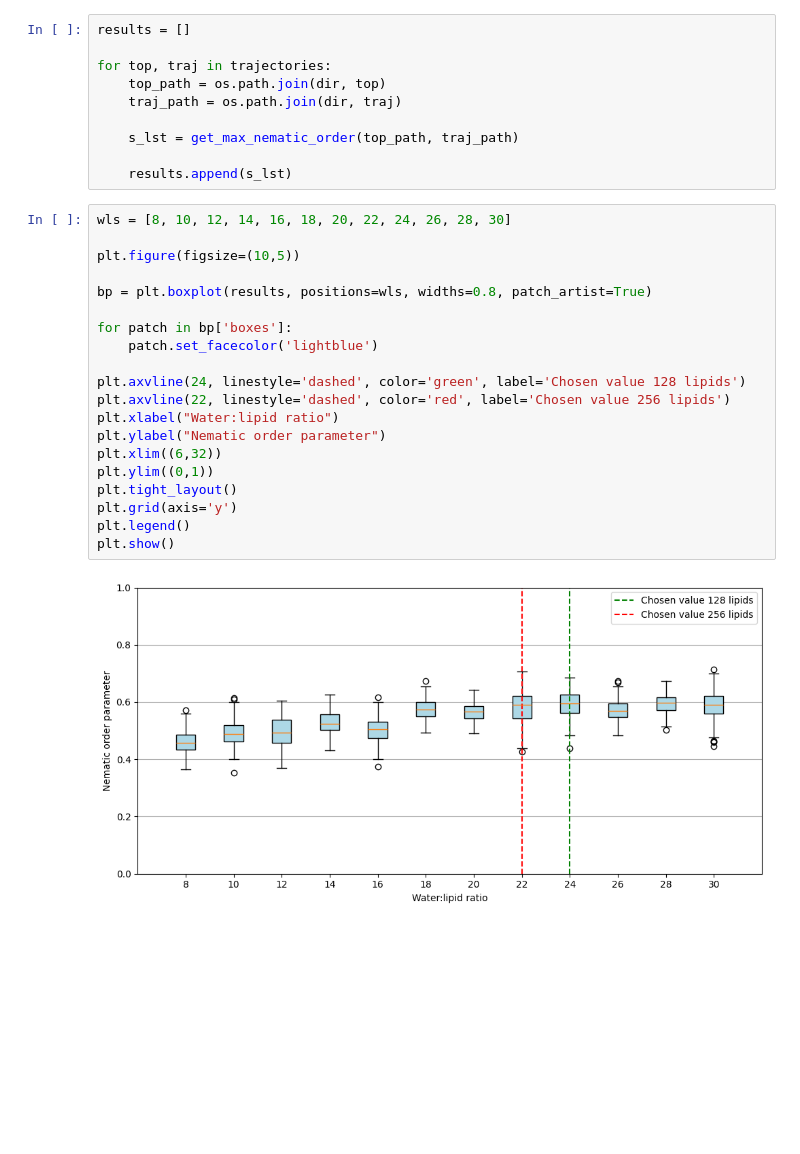
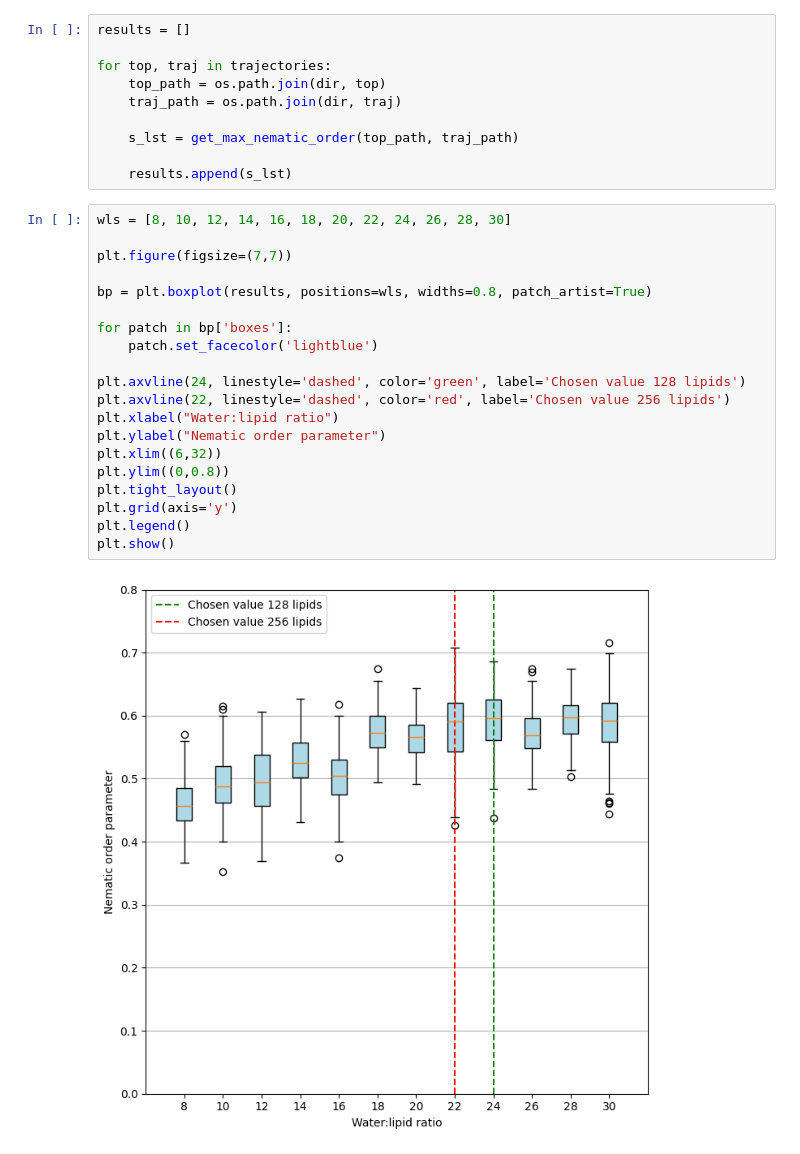
Before and after one commit to G-Scherer/dpd_simulation, a Jupyter notebook: lipid_self_assembly/water_per_lipid_opt/w_per_l_ana.ipynb, the cells around one changed output. Saved outputs shown, nothing was run; the diff lists cells and outputs as text; blank space fills up the shorter version.

```diff
--- a/lipid_self_assembly/water_per_lipid_opt/w_per_l_ana.ipynb
+++ b/lipid_self_assembly/water_per_lipid_opt/w_per_l_ana.ipynb
@@ -68,22 +68,22 @@ for top, traj in trajectories:
 # %%
 wls = [8, 10, 12, 14, 16, 18, 20, 22, 24, 26, 28, 30]
 
-plt.figure(figsize=(10,5))
+plt.figure(figsize=(7,7))
 
 bp = plt.boxplot(results, positions=wls, widths=0.8, patch_artist=True)
 
 for patch in bp['boxes']:
     patch.set_facecolor('lightblue')
 
 plt.axvline(24, linestyle='dashed', color='green', label='Chosen value 128 lipids')
 plt.axvline(22, linestyle='dashed', color='red', label='Chosen value 256 lipids')
 plt.xlabel("Water:lipid ratio")
 plt.ylabel("Nematic order parameter")
 plt.xlim((6,32))
-plt.ylim((0,1))
+plt.ylim((0,0.8))
 plt.tight_layout()
 plt.grid(axis='y')
 plt.legend()
 plt.show()
 # %% [output]
-[figure, old version]
+[figure, new version]
```
Also changed, not shown: 33 other files.
